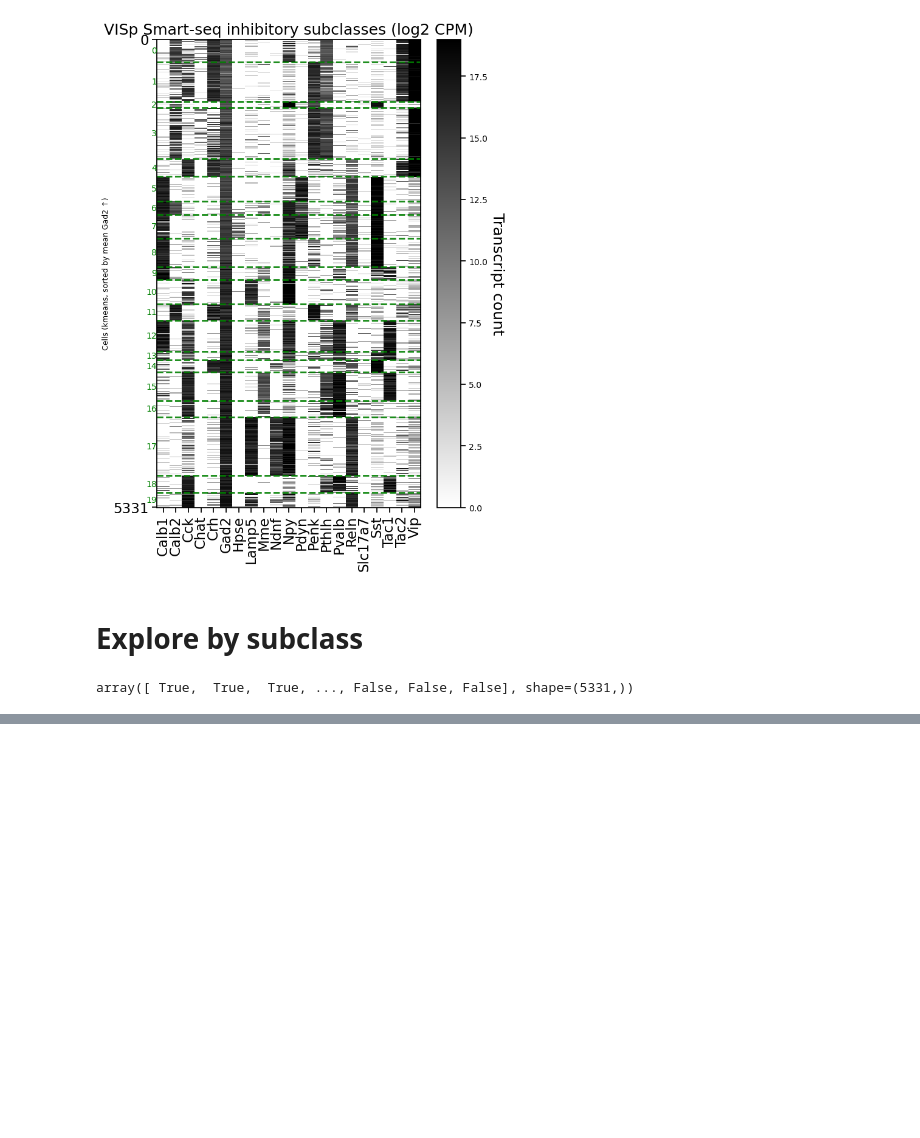
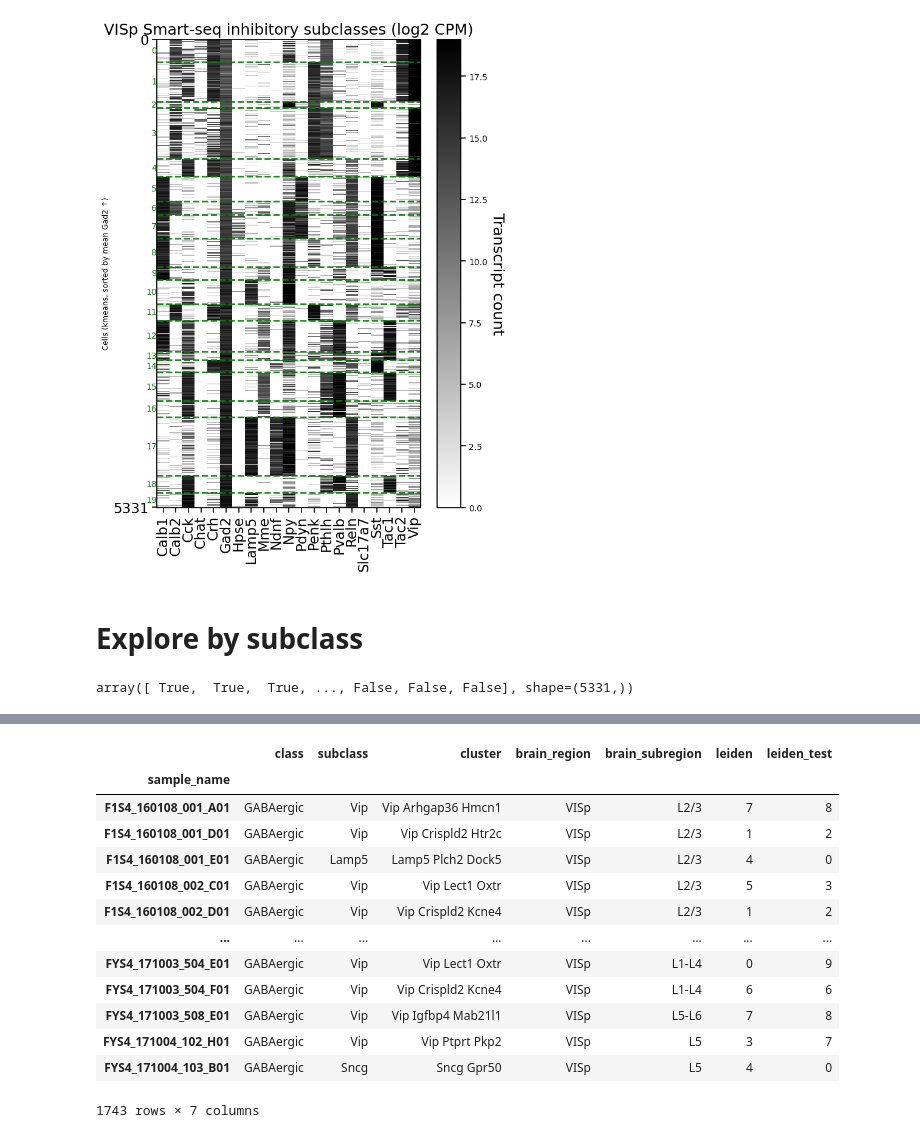
Before and after one commit to AllenNeuralDynamics/hcr-integrated-qc-capsule, a Jupyter notebook: code/cluster_validation/20260506-smartseq-tasic2018.ipynb, the cells around one changed output, grey strips where cells are left out. Cells and saved outputs as stored; diff of their text form; code cells hidden in the pictures; blank space fills up the shorter version.

```diff
--- a/code/cluster_validation/20260506-smartseq-tasic2018.ipynb
+++ b/code/cluster_validation/20260506-smartseq-tasic2018.ipynb
@@ -430,0 +431,17 @@ viz.plot_cell_x_gene_clustered(
+# %%
+adata_log_inh_vip.obs
+# %% [output]
+|  | class | subclass | cluster | brain_region | brain_subregion | leiden | leiden_test |
+| sample_name |  |  |  |  |  |  |  |
+| F1S4_160108_001_A01 | GABAergic | Vip | Vip Arhgap36 Hmcn1 | VISp | L2/3 | 7 | 8 |
+| F1S4_160108_001_D01 | GABAergic | Vip | Vip Crispld2 Htr2c | VISp | L2/3 | 1 | 2 |
+| F1S4_160108_001_E01 | GABAergic | Lamp5 | Lamp5 Plch2 Dock5 | VISp | L2/3 | 4 | 0 |
+| F1S4_160108_002_C01 | GABAergic | Vip | Vip Lect1 Oxtr | VISp | L2/3 | 5 | 3 |
+| F1S4_160108_002_D01 | GABAergic | Vip | Vip Crispld2 Kcne4 | VISp | L2/3 | 1 | 2 |
+| ... | ... | ... | ... | ... | ... | ... | ... |
+| FYS4_171003_504_E01 | GABAergic | Vip | Vip Lect1 Oxtr | VISp | L1-L4 | 0 | 9 |
+| FYS4_171003_504_F01 | GABAergic | Vip | Vip Crispld2 Kcne4 | VISp | L1-L4 | 6 | 6 |
+| FYS4_171003_508_E01 | GABAergic | Vip | Vip Igfbp4 Mab21l1 | VISp | L5-L6 | 7 | 8 |
+| FYS4_171004_102_H01 | GABAergic | Vip | Vip Ptprt Pkp2 | VISp | L5 | 3 | 7 |
+| FYS4_171004_103_B01 | GABAergic | Sncg | Sncg Gpr50 | VISp | L5 | 4 | 0 |
+1743 rows × 7 columns
```
Also changed, not shown: parts of 7 cells of this notebook.
